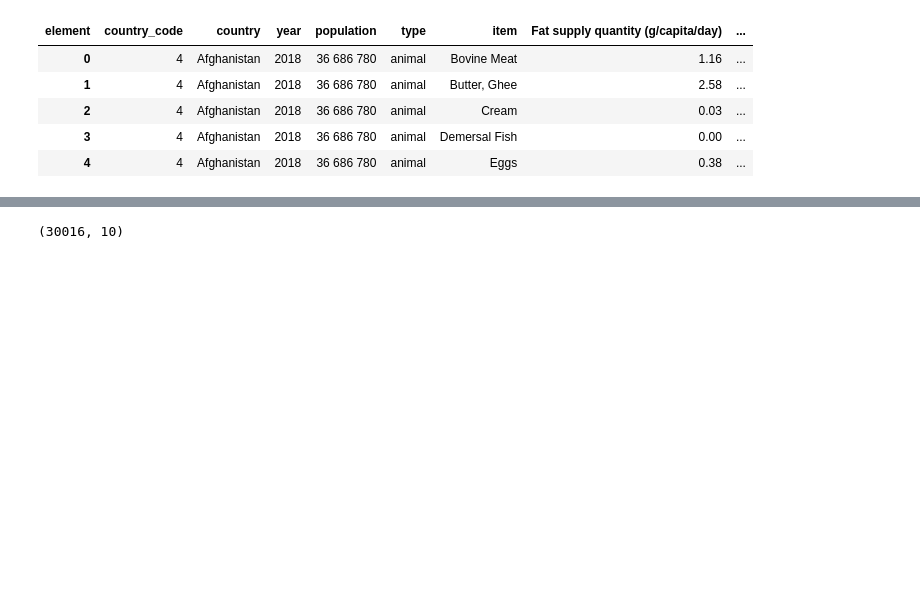
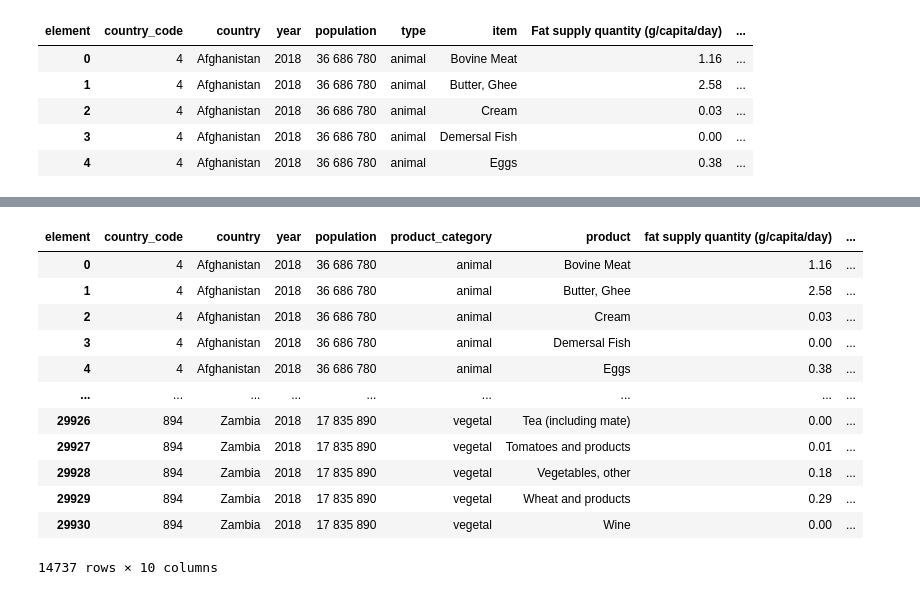
Before and after one commit to faridig/FAO_STAT, a Jupyter notebook: farid.ipynb, the cells around one changed output, grey strips where cells are left out. Cells and saved outputs as stored; diff of their text form; code cells hidden in the pictures; blank space fills up the shorter version.

```diff
--- a/farid.ipynb
+++ b/farid.ipynb
@@ -244,9 +251,17 @@ df_wide.head()
 # %%
 # 15.Créez des masques afin d’afficher un DataFrame qui ne contient que l’année 2018
 df_wide[df_wide['year'] == 2018]
-
-df_wide.head(10)
-
-df_wide.shape
 # %% [output]
+| element | country_code | country | year | population | product_category | product | fat supply quantity (g/capita/day) | ... |
+| 0 | 4 | Afghanistan | 2018 | 36 686 780 | animal | Bovine Meat | 1.16 | ... |
+| 1 | 4 | Afghanistan | 2018 | 36 686 780 | animal | Butter, Ghee | 2.58 | ... |
+| 2 | 4 | Afghanistan | 2018 | 36 686 780 | animal | Cream | 0.03 | ... |
+| 3 | 4 | Afghanistan | 2018 | 36 686 780 | animal | Demersal Fish | 0.00 | ... |
+| 4 | 4 | Afghanistan | 2018 | 36 686 780 | animal | Eggs | 0.38 | ... |
+| ... | ... | ... | ... | ... | ... | ... | ... | ... |
+| 29926 | 894 | Zambia | 2018 | 17 835 890 | vegetal | Tea (including mate) | 0.00 | ... |
+| 29927 | 894 | Zambia | 2018 | 17 835 890 | vegetal | Tomatoes and products | 0.01 | ... |
+| 29928 | 894 | Zambia | 2018 | 17 835 890 | vegetal | Vegetables, other | 0.18 | ... |
+| 29929 | 894 | Zambia | 2018 | 17 835 890 | vegetal | Wheat and products | 0.29 | ... |
+| 29930 | 894 | Zambia | 2018 | 17 835 890 | vegetal | Wine | 0.00 | ... |
-(30016, 10)
+14737 rows × 10 columns
```
Also changed, not shown: parts of 4 cells of this notebook, 22 other files.
